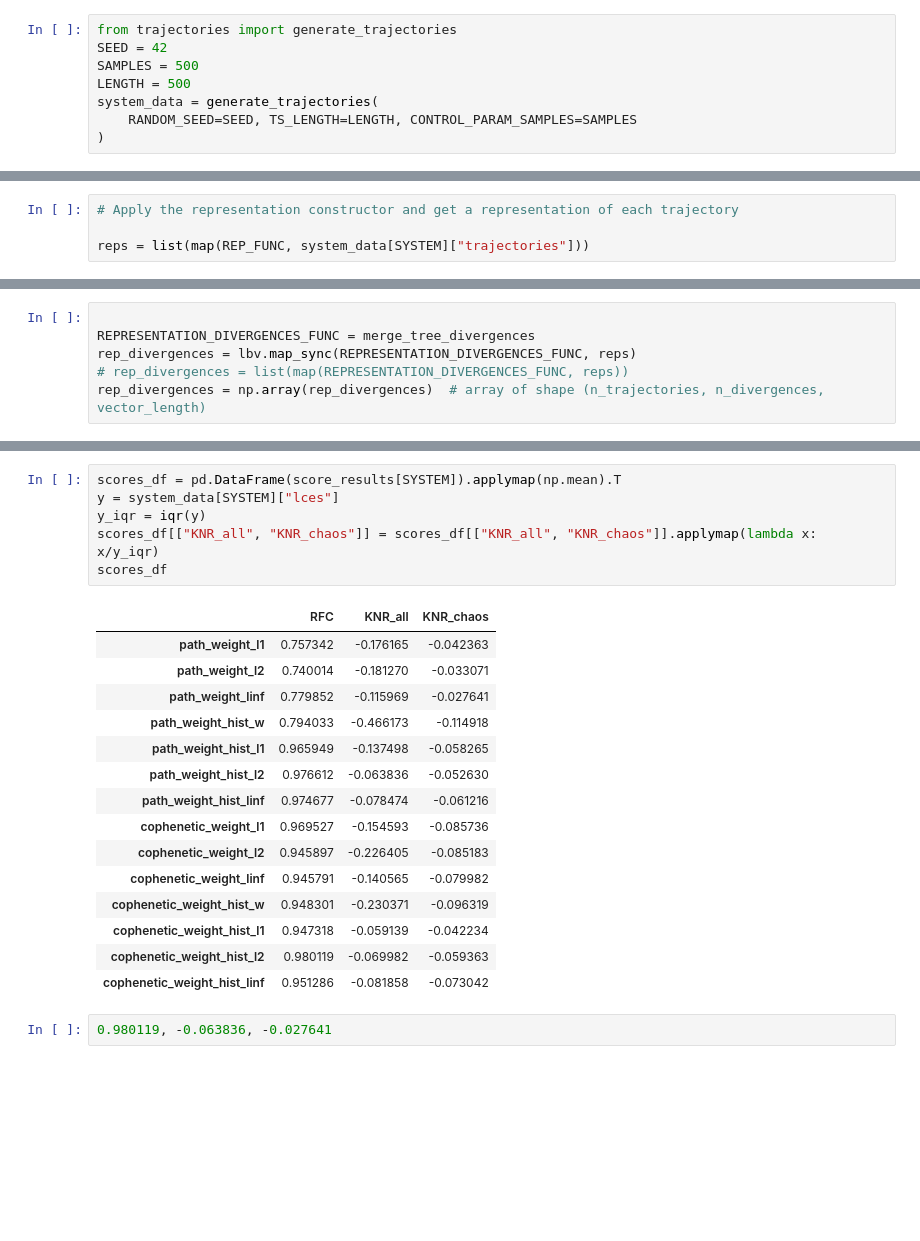
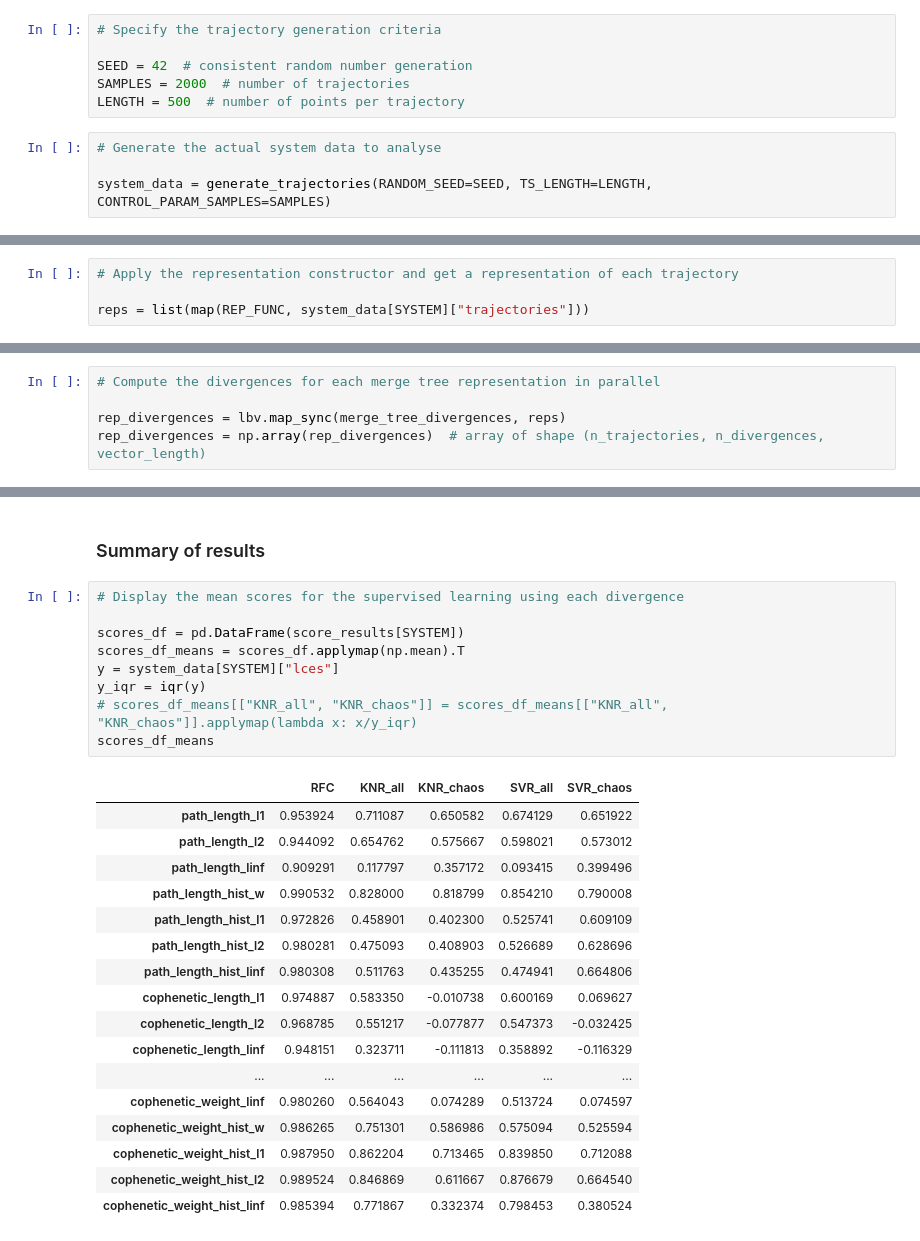
Before and after one commit to colinstephen/topological_divergences, a Jupyter notebook: white_noise.ipynb, the cells around one changed output, grey strips where cells are left out. Cells and saved outputs as stored; diff of their text form; blank space fills up the shorter version.

Commit message:
new work on predicting chaos and quantifying it

```diff
--- a/white_noise.ipynb
+++ b/white_noise.ipynb
@@ -40,12 +50,14 @@ def scale(ts):
     return scaler.fit_transform(ts.reshape(-1, 1)).flatten()
 # %% [markdown]
 ## Get chaotic system data
+# %%
+# Specify the trajectory generation criteria
+
+SEED = 42  # consistent random number generation
+SAMPLES = 2000  # number of trajectories
+LENGTH = 500  # number of points per trajectory
 # %%
-from trajectories import generate_trajectories
-SEED = 42
-SAMPLES = 500
-LENGTH = 500
-system_data = generate_trajectories(
-    RANDOM_SEED=SEED, TS_LENGTH=LENGTH, CONTROL_PARAM_SAMPLES=SAMPLES
-)
+# Generate the actual system data to analyse
+
+system_data = generate_trajectories(RANDOM_SEED=SEED, TS_LENGTH=LENGTH, CONTROL_PARAM_SAMPLES=SAMPLES)
 # %% [output]
@@ -76,8 +166,7 @@ def merge_tree_divergences(rep):
     div_values = list(map(partial(get_offset_divergences, tsmt=rep), OFFSETS))
     return np.array(div_values).T
 # %%
+# Compute the divergences for each merge tree representation in parallel
 
-REPRESENTATION_DIVERGENCES_FUNC = merge_tree_divergences
-rep_divergences = lbv.map_sync(REPRESENTATION_DIVERGENCES_FUNC, reps)
-# rep_divergences = list(map(REPRESENTATION_DIVERGENCES_FUNC, reps))
+rep_divergences = lbv.map_sync(merge_tree_divergences, reps)
 rep_divergences = np.array(rep_divergences)  # array of shape (n_trajectories, n_divergences, vector_length)
@@ -143,24 +200,29 @@ for result in score_divergences(merge_tree_div_names, rep_divergences, system_da
+# %% [markdown]
+### Summary of results
 # %%
-scores_df = pd.DataFrame(score_results[SYSTEM]).applymap(np.mean).T
+# Display the mean scores for the supervised learning using each divergence
+
+scores_df = pd.DataFrame(score_results[SYSTEM])
+scores_df_means = scores_df.applymap(np.mean).T
 y = system_data[SYSTEM]["lces"]
 y_iqr = iqr(y)
-scores_df[["KNR_all", "KNR_chaos"]] = scores_df[["KNR_all", "KNR_chaos"]].applymap(lambda x: x/y_iqr)
-scores_df
+# scores_df_means[["KNR_all", "KNR_chaos"]] = scores_df_means[["KNR_all", "KNR_chaos"]].applymap(lambda x: x/y_iqr)
+scores_df_means
 # %% [output]
-|  | RFC | KNR_all | KNR_chaos |
-| path_weight_l1 | 0.757342 | -0.176165 | -0.042363 |
-| path_weight_l2 | 0.740014 | -0.181270 | -0.033071 |
-| path_weight_linf | 0.779852 | -0.115969 | -0.027641 |
-| path_weight_hist_w | 0.794033 | -0.466173 | -0.114918 |
-| path_weight_hist_l1 | 0.965949 | -0.137498 | -0.058265 |
-| path_weight_hist_l2 | 0.976612 | -0.063836 | -0.052630 |
-| path_weight_hist_linf | 0.974677 | -0.078474 | -0.061216 |
-| cophenetic_weight_l1 | 0.969527 | -0.154593 | -0.085736 |
-| cophenetic_weight_l2 | 0.945897 | -0.226405 | -0.085183 |
-| cophenetic_weight_linf | 0.945791 | -0.140565 | -0.079982 |
-| cophenetic_weight_hist_w | 0.948301 | -0.230371 | -0.096319 |
-| cophenetic_weight_hist_l1 | 0.947318 | -0.059139 | -0.042234 |
-| cophenetic_weight_hist_l2 | 0.980119 | -0.069982 | -0.059363 |
-| cophenetic_weight_hist_linf | 0.951286 | -0.081858 | -0.073042 |
+|  | RFC | KNR_all | KNR_chaos | SVR_all | SVR_chaos |
+| path_length_l1 | 0.953924 | 0.711087 | 0.650582 | 0.674129 | 0.651922 |
+| path_length_l2 | 0.944092 | 0.654762 | 0.575667 | 0.598021 | 0.573012 |
+| path_length_linf | 0.909291 | 0.117797 | 0.357172 | 0.093415 | 0.399496 |
+| path_length_hist_w | 0.990532 | 0.828000 | 0.818799 | 0.854210 | 0.790008 |
+| path_length_hist_l1 | 0.972826 | 0.458901 | 0.402300 | 0.525741 | 0.609109 |
+| path_length_hist_l2 | 0.980281 | 0.475093 | 0.408903 | 0.526689 | 0.628696 |
+| path_length_hist_linf | 0.980308 | 0.511763 | 0.435255 | 0.474941 | 0.664806 |
+| cophenetic_length_l1 | 0.974887 | 0.583350 | -0.010738 | 0.600169 | 0.069627 |
+| cophenetic_length_l2 | 0.968785 | 0.551217 | -0.077877 | 0.547373 | -0.032425 |
+| cophenetic_length_linf | 0.948151 | 0.323711 | -0.111813 | 0.358892 | -0.116329 |
+| ... | ... | ... | ... | ... | ... |
+| cophenetic_weight_linf | 0.980260 | 0.564043 | 0.074289 | 0.513724 | 0.074597 |
+| cophenetic_weight_hist_w | 0.986265 | 0.751301 | 0.586986 | 0.575094 | 0.525594 |
+| cophenetic_weight_hist_l1 | 0.987950 | 0.862204 | 0.713465 | 0.839850 | 0.712088 |
+| cophenetic_weight_hist_l2 | 0.989524 | 0.846869 | 0.611667 | 0.876679 | 0.664540 |
+| cophenetic_weight_hist_linf | 0.985394 | 0.771867 | 0.332374 | 0.798453 | 0.380524 |
-# %%
-0.980119, -0.063836, -0.027641
```
Also changed, not shown: parts of 39 cells of this notebook, 1 other file.
